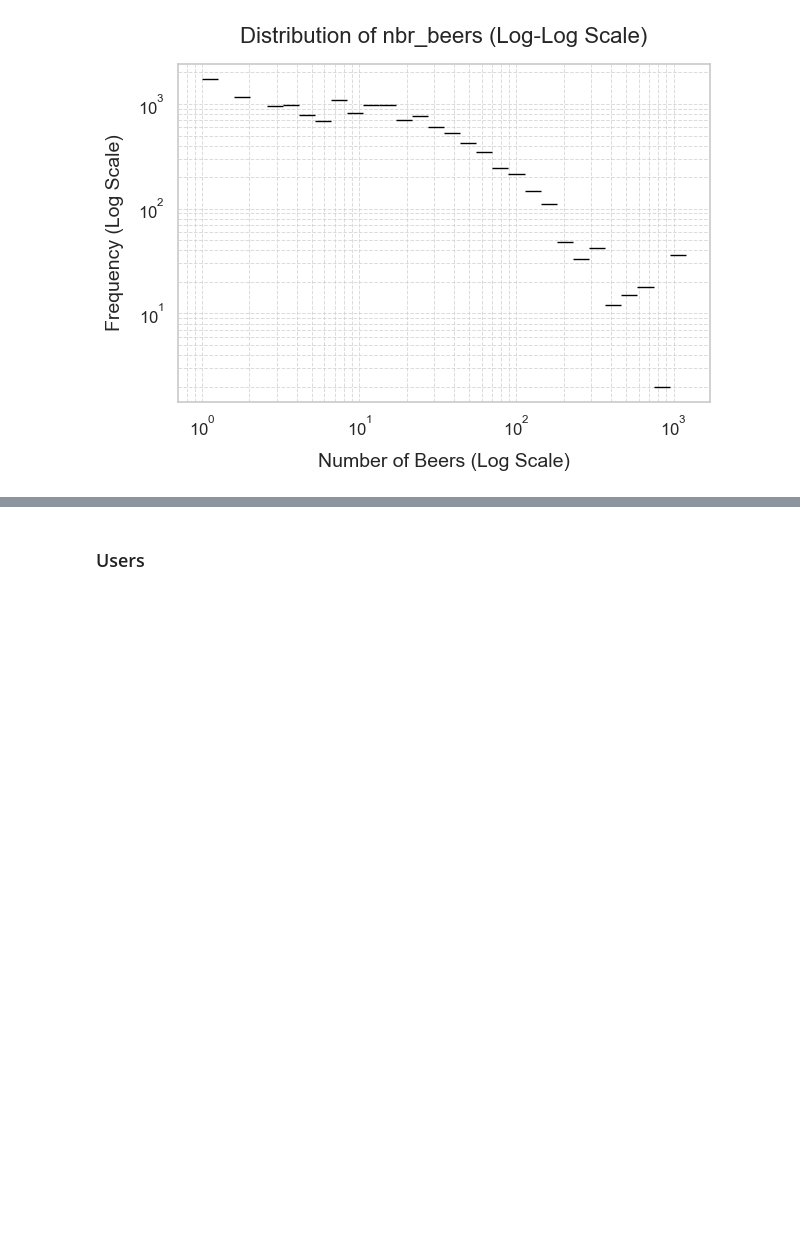
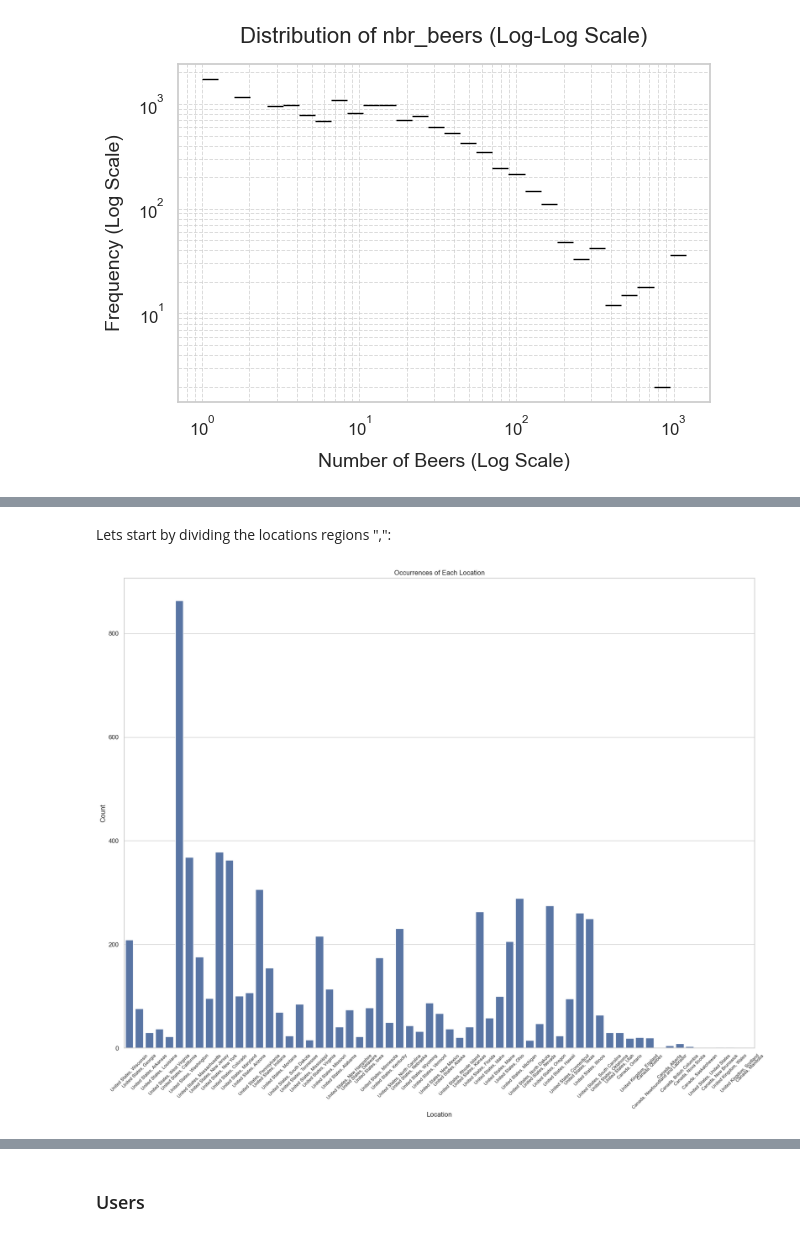
Before and after one commit to epfl-ada/ada-2024-project-mediterranean, a Jupyter notebook: src/data/data_processing_BeerAdvocate.ipynb, the cells around one changed output, grey strips where cells are left out. Cells and saved outputs as stored; diff of their text form; code cells hidden in the pictures; blank space fills up the shorter version.

```diff
--- a/src/data/data_processing_BeerAdvocate.ipynb
+++ b/src/data/data_processing_BeerAdvocate.ipynb
@@ -233,0 +246,14 @@ beers_adv_filt['location'].shape
+# %% [markdown]
+Lets start by dividing the locations regions ",":
+# %%
+breweries_adv_filt['Regions'] = breweries_adv_filt['location'].str.contains(r"[,\|<]", case=False, na=False)
+
+plt.figure(figsize=(20, 15))
+sns.countplot(data=breweries_adv_filt[breweries_adv_filt['Regions'] == True], x='location')
+plt.title('Occurrences of Each Location')
+plt.xlabel('Location')
+plt.ylabel('Count')
+plt.xticks(rotation=45, fontsize=8)
+plt.show()
+# %% [output]
+[figure, added]
```
Also changed, not shown: parts of 23 cells of this notebook.
